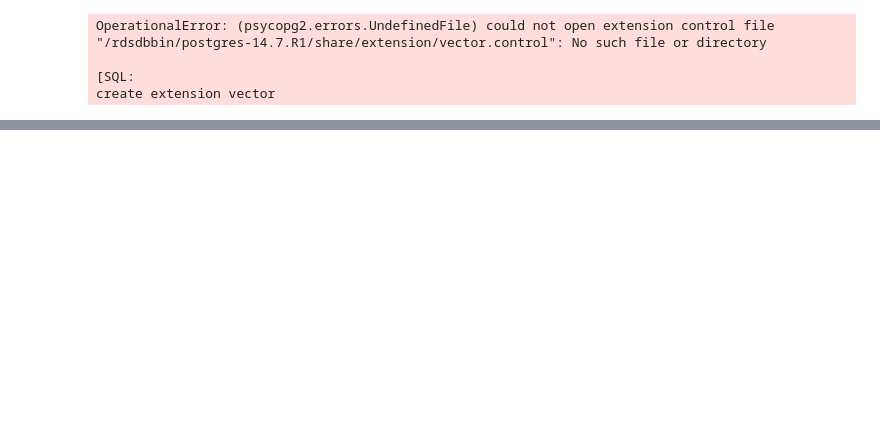
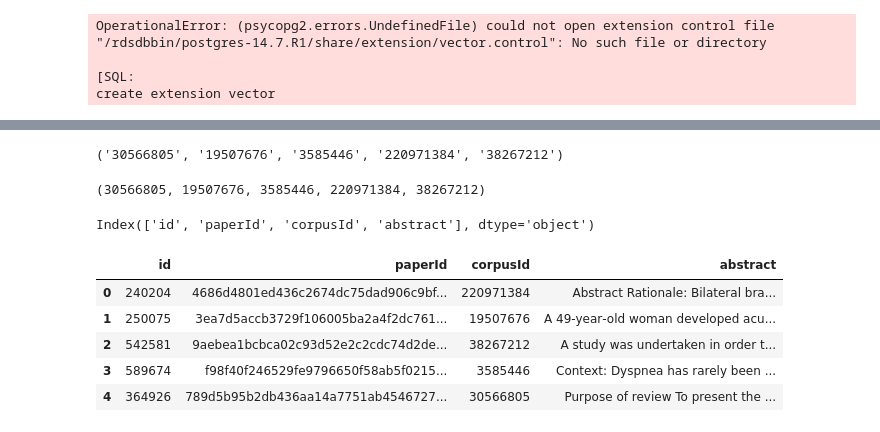
Before and after one commit to leen01/therapeutic-accelerator, a Jupyter notebook: Base_Models/DB_Connector.ipynb, the cells around one changed output, grey strips where cells are left out. Drawn from its saved outputs; the diff is of its cells as text; code cells hidden in the pictures; blank space fills up the shorter version.

```diff
--- a/Base_Models/DB_Connector.ipynb
+++ b/Base_Models/DB_Connector.ipynb
@@ -428,0 +516,21 @@ create extension vector
+# %%
+user_input = 'Phrenic nerve palsy'
+input_string =  " & ".join(user_input.split(" "))
+
+sql = f'''
+SELECT
+    attributes.title,
+    abstract,
+    corpusid
+FROM abstract_encodings_test4
+JOIN attributes using (corpusid)
+WHERE ts_left_750 @@ websearch_to_tsquery('english','{input_string}')
+order by attributes.referencecount desc, attributes.publicationdate, attributes.citationcount desc
+limit 5
+
+'''
+with engine.connect() as conn:
+    query = conn.execute(text(sql))
+
+df = pd.DataFrame(query.fetchall())
+df
@@ -428,0 +566,25 @@ create extension vector
+# %%
+corpusid_list = list(df['corpusid'])
+# corpusid_list = "','".join(map(str,corpusid_list))
+corpusid_list = tuple([str(i) for i in corpusid_list])
+# corpusid_list = str(corpusid_list)
+demo_list = ('30566805','19507676')
+corpusid_list
+# %% [output]
+('30566805', '19507676', '3585446', '220971384', '38267212')
+# %%
+# abstracts.rename(columns={'corpusId': "corpusid"})
+corpusid_list2 = tuple(df['corpusid'])
+corpusid_list2
+# %% [output]
+(30566805, 19507676, 3585446, 220971384, 38267212)
+# %%
+query = text(f'''
+    SELECT * from abstracts limit 5''')
+with engine.connect() as conn:
+    subset = conn.execute(query)
+subset_df = pd.DataFrame(subset.fetchall())
+
+subset_df.columns
+# %% [output]
+Index(['id', 'paperId', 'corpusId', 'abstract'], dtype='object')
@@ -428,0 +601,16 @@ create extension vector
+# %%
+query = text(f'''
+SELECT * FROM abstracts
+WHERE "corpusId" IN {corpusid_list}''')
+with engine.connect() as conn:
+    subset = conn.execute(query)
+subset_df = pd.DataFrame(subset.fetchall())
+
+subset_df.head()
+# %% [output]
+|  | id | paperId | corpusId | abstract |
+| 0 | 240204 | 4686d4801ed436c2674dc75dad906c9bf... | 220971384 | Abstract Rationale: Bilateral bra... |
+| 1 | 250075 | 3ea7d5accb3729f106005ba2a4f2dc761... | 19507676 | A 49‐year‐old woman developed acu... |
+| 2 | 542581 | 9aebea1bcbca02c93d52e2c2cdc74d2de... | 38267212 | A study was undertaken in order t... |
+| 3 | 589674 | f98f40f246529fe9796650f58ab5f0215... | 3585446 | Context: Dyspnea has rarely been ... |
+| 4 | 364926 | 789d5b95b2db436aa14a7751ab4546727... | 30566805 | Purpose of review To present the ... |
```
Also changed, not shown: parts of 36 cells of this notebook, 8 other files.
